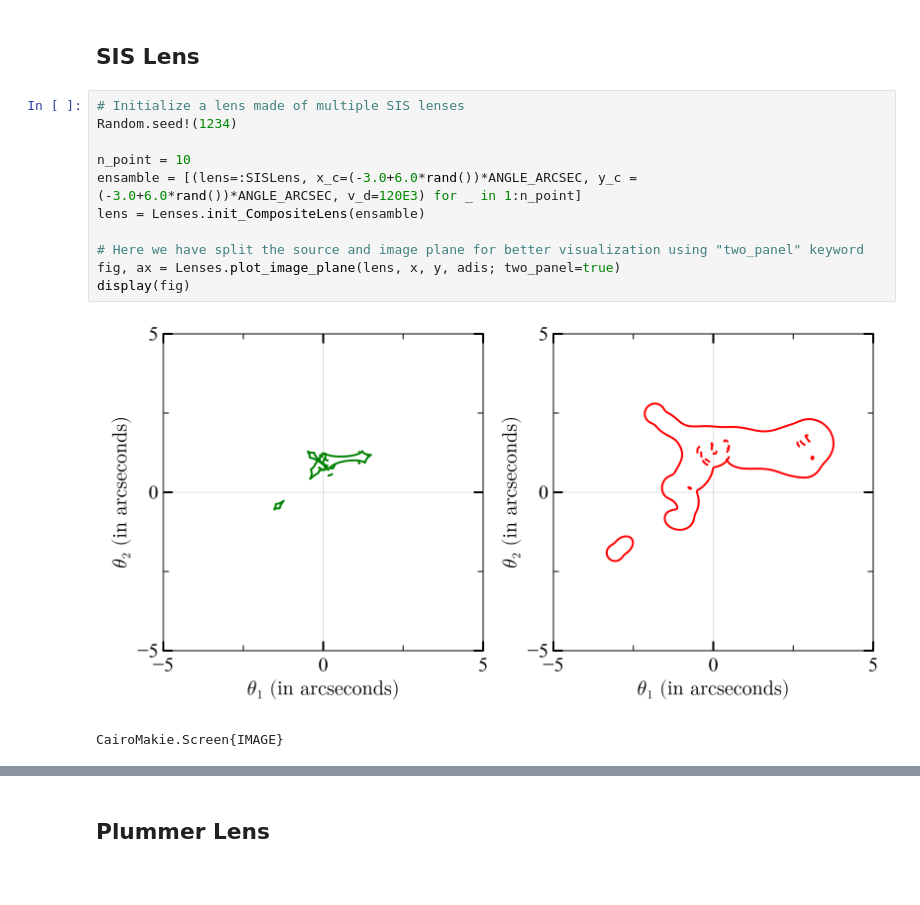
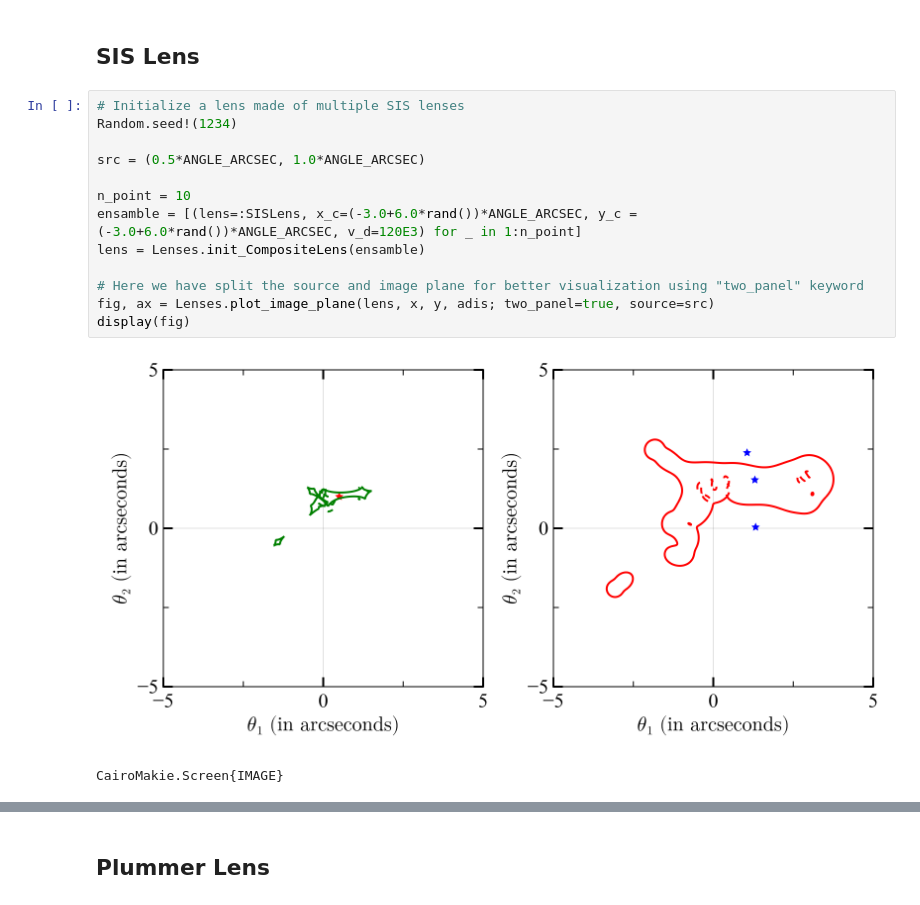
Before and after one commit to akmeena766/LensFactory_Examples, a Jupyter notebook: Example-2: Basic strong lensing.ipynb, the cells around one changed output, grey strips where cells are left out. Cells and saved outputs as stored; diff of their text form.

```diff
--- a/Example-2: Basic strong lensing.ipynb
+++ b/Example-2: Basic strong lensing.ipynb
@@ -67,16 +70,18 @@ CairoMakie.Screen{IMAGE}
 # %%
 # Initialize a lens made of multiple SIS lenses
 Random.seed!(1234)
+
+src = (0.5*ANGLE_ARCSEC, 1.0*ANGLE_ARCSEC)
 
 n_point = 10
 ensamble = [(lens=:SISLens, x_c=(-3.0+6.0*rand())*ANGLE_ARCSEC, y_c = (-3.0+6.0*rand())*ANGLE_ARCSEC, v_d=120E3) for _ in 1:n_point]
 lens = Lenses.init_CompositeLens(ensamble)
 
 # Here we have split the source and image plane for better visualization using "two_panel" keyword
-fig, ax = Lenses.plot_image_plane(lens, x, y, adis; two_panel=true)
+fig, ax = Lenses.plot_image_plane(lens, x, y, adis; two_panel=true, source=src)
 display(fig)
 # %% [output]
-[figure, old version]
+[figure, new version]
 CairoMakie.Screen{IMAGE}
 # %%
 # Plot surface density
```
Also changed, not shown: parts of 4 cells of this notebook.
